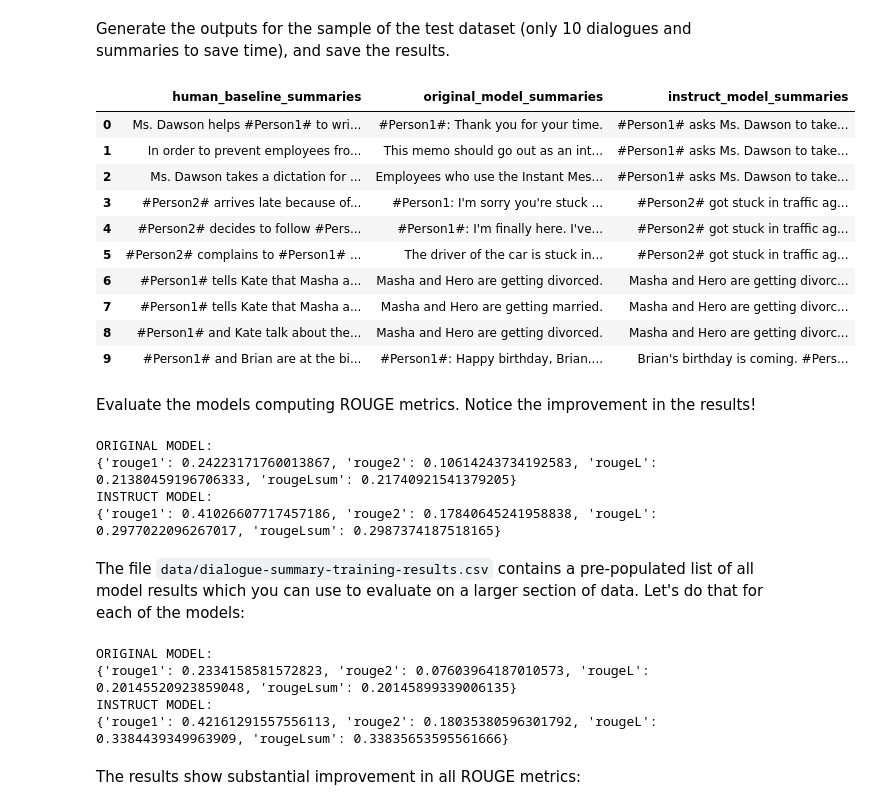
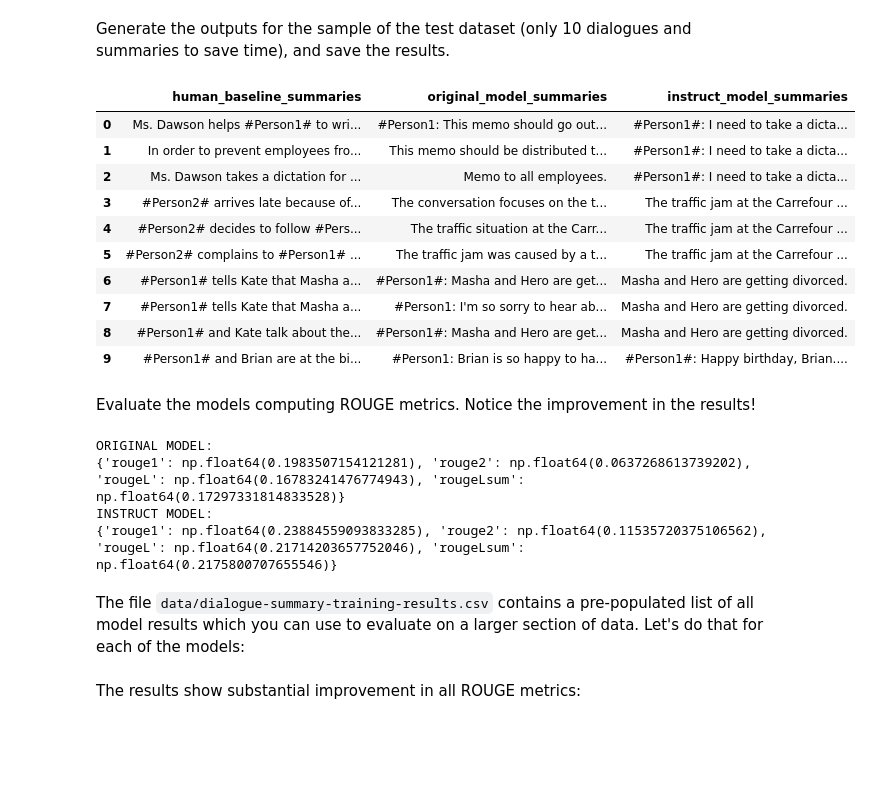
Before and after one commit to swth1991/cosera-generative-ai, a Jupyter notebook: Lab_2_fine_tune_generative_ai_model.ipynb, the cells around one changed output. Drawn from its saved outputs; the diff is of its cells as text; code cells hidden in the pictures; blank space fills up the shorter version.

```diff
--- a/Lab_2_fine_tune_generative_ai_model.ipynb
+++ b/Lab_2_fine_tune_generative_ai_model.ipynb
@@ -340,4 +342,6 @@ To disable this warning, you can either:
 # %% [markdown]
 Create an instance of the `AutoModelForSeq2SeqLM` class for the instruct model:
 # %%
-instruct_model = AutoModelForSeq2SeqLM.from_pretrained("./flan-dialogue-summary-checkpoint", torch_dtype=torch.bfloat16)
+# instruct_model = AutoModelForSeq2SeqLM.from_pretrained("./flan-dialogue-summary-checkpoint", torch_dtype=torch.bfloat16)
+instruct_model = AutoModelForSeq2SeqLM.from_pretrained("./full-finetunned", torch_dtype=torch.bfloat16)
+instruct_model.to(device)
@@ -359,7 +381,7 @@ Summarize the following conversation.
 Summary:
 """
 
-input_ids = tokenizer(prompt, return_tensors="pt").input_ids
+input_ids = tokenizer(prompt, return_tensors="pt").input_ids.cuda()
 
 original_model_outputs = original_model.generate(input_ids=input_ids, generation_config=GenerationConfig(max_new_tokens=200, num_beams=1))
 original_model_text_output = tokenizer.decode(original_model_outputs[0], skip_special_tokens=True)
@@ -395,43 +417,43 @@ Generate the outputs for the sample of the test dataset (only 10 dialogues and s
 # %%
 dialogues = dataset['test'][0:10]['dialogue']
 human_baseline_summaries = dataset['test'][0:10]['summary']
 
 original_model_summaries = []
 instruct_model_summaries = []
 
 for _, dialogue in enumerate(dialogues):
     prompt = f"""
 Summarize the following conversation.
 
 {dialogue}
 
 Summary: """
-    input_ids = tokenizer(prompt, return_tensors="pt").input_ids
+    input_ids = tokenizer(prompt, return_tensors="pt").input_ids.cuda()
 
     original_model_outputs = original_model.generate(input_ids=input_ids, generation_config=GenerationConfig(max_new_tokens=200))
     original_model_text_output = tokenizer.decode(original_model_outputs[0], skip_special_tokens=True)
     original_model_summaries.append(original_model_text_output)
 
     instruct_model_outputs = instruct_model.generate(input_ids=input_ids, generation_config=GenerationConfig(max_new_tokens=200))
     instruct_model_text_output = tokenizer.decode(instruct_model_outputs[0], skip_special_tokens=True)
     instruct_model_summaries.append(instruct_model_text_output)
 
 zipped_summaries = list(zip(human_baseline_summaries, original_model_summaries, instruct_model_summaries))
 
 df = pd.DataFrame(zipped_summaries, columns = ['human_baseline_summaries', 'original_model_summaries', 'instruct_model_summaries'])
 df
 # %% [output]
 |  | human_baseline_summaries | original_model_summaries | instruct_model_summaries |
-| 0 | Ms. Dawson helps #Person1# to wri... | #Person1#: Thank you for your time. | #Person1# asks Ms. Dawson to take... |
-| 1 | In order to prevent employees fro... | This memo should go out as an int... | #Person1# asks Ms. Dawson to take... |
-| 2 | Ms. Dawson takes a dictation for ... | Employees who use the Instant Mes... | #Person1# asks Ms. Dawson to take... |
-| 3 | #Person2# arrives late because of... | #Person1: I'm sorry you're stuck ... | #Person2# got stuck in traffic ag... |
-| 4 | #Person2# decides to follow #Pers... | #Person1#: I'm finally here. I've... | #Person2# got stuck in traffic ag... |
-| 5 | #Person2# complains to #Person1# ... | The driver of the car is stuck in... | #Person2# got stuck in traffic ag... |
-| 6 | #Person1# tells Kate that Masha a... | Masha and Hero are getting divorced. | Masha and Hero are getting divorc... |
-| 7 | #Person1# tells Kate that Masha a... | Masha and Hero are getting married. | Masha and Hero are getting divorc... |
-| 8 | #Person1# and Kate talk about the... | Masha and Hero are getting divorced. | Masha and Hero are getting divorc... |
-| 9 | #Person1# and Brian are at the bi... | #Person1#: Happy birthday, Brian.... | Brian's birthday is coming. #Pers... |
+| 0 | Ms. Dawson helps #Person1# to wri... | #Person1: This memo should go out... | #Person1#: I need to take a dicta... |
+| 1 | In order to prevent employees fro... | This memo should be distributed t... | #Person1#: I need to take a dicta... |
+| 2 | Ms. Dawson takes a dictation for ... | Memo to all employees. | #Person1#: I need to take a dicta... |
+| 3 | #Person2# arrives late because of... | The conversation focuses on the t... | The traffic jam at the Carrefour ... |
+| 4 | #Person2# decides to follow #Pers... | The traffic situation at the Carr... | The traffic jam at the Carrefour ... |
+| 5 | #Person2# complains to #Person1# ... | The traffic jam was caused by a t... | The traffic jam at the Carrefour ... |
+| 6 | #Person1# tells Kate that Masha a... | #Person1#: Masha and Hero are get... | Masha and Hero are getting divorced. |
+| 7 | #Person1# tells Kate that Masha a... | #Person1: I'm so sorry to hear ab... | Masha and Hero are getting divorced. |
+| 8 | #Person1# and Kate talk about the... | #Person1#: Masha and Hero are get... | Masha and Hero are getting divorced. |
+| 9 | #Person1# and Brian are at the bi... | #Person1: Brian is so happy to ha... | #Person1#: Happy birthday, Brian.... |
 # %% [markdown]
 Evaluate the models computing ROUGE metrics. Notice the improvement in the results!
 # %%
@@ -455,41 +477,36 @@ print('INSTRUCT MODEL:')
 print(instruct_model_results)
 # %% [output]
 ORIGINAL MODEL:
-{'rouge1': 0.24223171760013867, 'rouge2': 0.10614243734192583, 'rougeL': 0.21380459196706333, 'rougeLsum': 0.21740921541379205}
+{'rouge1': np.float64(0.1983507154121281), 'rouge2': np.float64(0.0637268613739202), 'rougeL': np.float64(0.16783241476774943), 'rougeLsum': np.float64(0.17297331814833528)}
 INSTRUCT MODEL:
-{'rouge1': 0.41026607717457186, 'rouge2': 0.17840645241958838, 'rougeL': 0.2977022096267017, 'rougeLsum': 0.2987374187518165}
+{'rouge1': np.float64(0.23884559093833285), 'rouge2': np.float64(0.11535720375106562), 'rougeL': np.float64(0.21714203657752046), 'rougeLsum': np.float64(0.2175800707655546)}
 # %% [markdown]
 The file `data/dialogue-summary-training-results.csv` contains a pre-populated list of all model results which you can use to evaluate on a larger section of data. Let's do that for each of the models:
 # %%
-results = pd.read_csv("data/dialogue-summary-training-results.csv")
+# results = pd.read_csv("data/dialogue-summary-training-results.csv")
 
-human_baseline_summaries = results['human_baseline_summaries'].values
-original_model_summaries = results['original_model_summaries'].values
-instruct_model_summaries = results['instruct_model_summaries'].values
+# human_baseline_summaries = results['human_baseline_summaries'].values
+# original_model_summaries = results['original_model_summaries'].values
+# instruct_model_summaries = results['instruct_model_summaries'].values
 
-original_model_results = rouge.compute(
-    predictions=original_model_summaries,
-    references=human_baseline_summaries[0:len(original_model_summaries)],
-    use_aggregator=True,
-    use_stemmer=True,
-)
+# original_model_results = rouge.compute(
+#     predictions=original_model_summaries,
+#     references=human_baseline_summaries[0:len(original_model_summaries)],
+#     use_aggregator=True,
+#     use_stemmer=True,
+# )
 
-instruct_model_results = rouge.compute(
-    predictions=instruct_model_summaries,
-    references=human_baseline_summaries[0:len(instruct_model_summaries)],
-    use_aggregator=True,
-    use_stemmer=True,
-)
+# instruct_model_results = rouge.compute(
+#     predictions=instruct_model_summaries,
+#     references=human_baseline_summaries[0:len(instruct_model_summaries)],
+#     use_aggregator=True,
+#     use_stemmer=True,
+# )
 
-print('ORIGINAL MODEL:')
-print(original_model_results)
-print('INSTRUCT MODEL:')
-print(instruct_model_results)
+# print('ORIGINAL MODEL:')
+# print(original_model_results)
+# print('INSTRUCT MODEL:')
+# print(instruct_model_results)
-# %% [output]
-ORIGINAL MODEL:
-{'rouge1': 0.2334158581572823, 'rouge2': 0.07603964187010573, 'rougeL': 0.20145520923859048, 'rougeLsum': 0.20145899339006135}
-INSTRUCT MODEL:
-{'rouge1': 0.42161291557556113, 'rouge2': 0.18035380596301792, 'rougeL': 0.3384439349963909, 'rougeLsum': 0.33835653595561666}
 # %% [markdown]
 The results show substantial improvement in all ROUGE metrics:
 # %%
```
Also changed, not shown: parts of 26 cells of this notebook.
